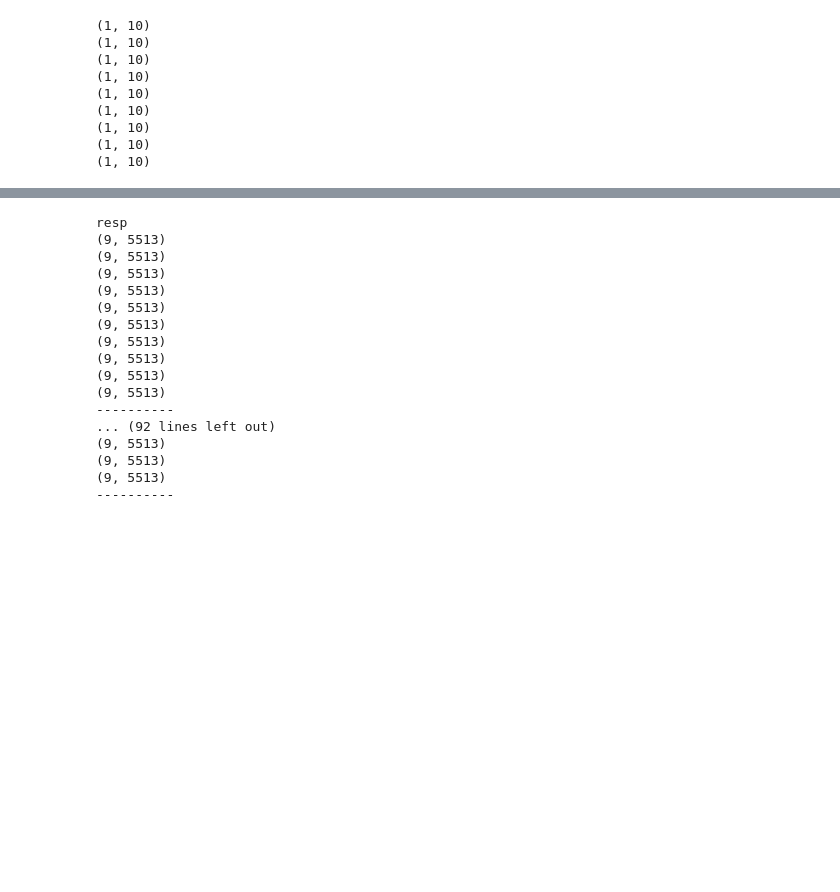
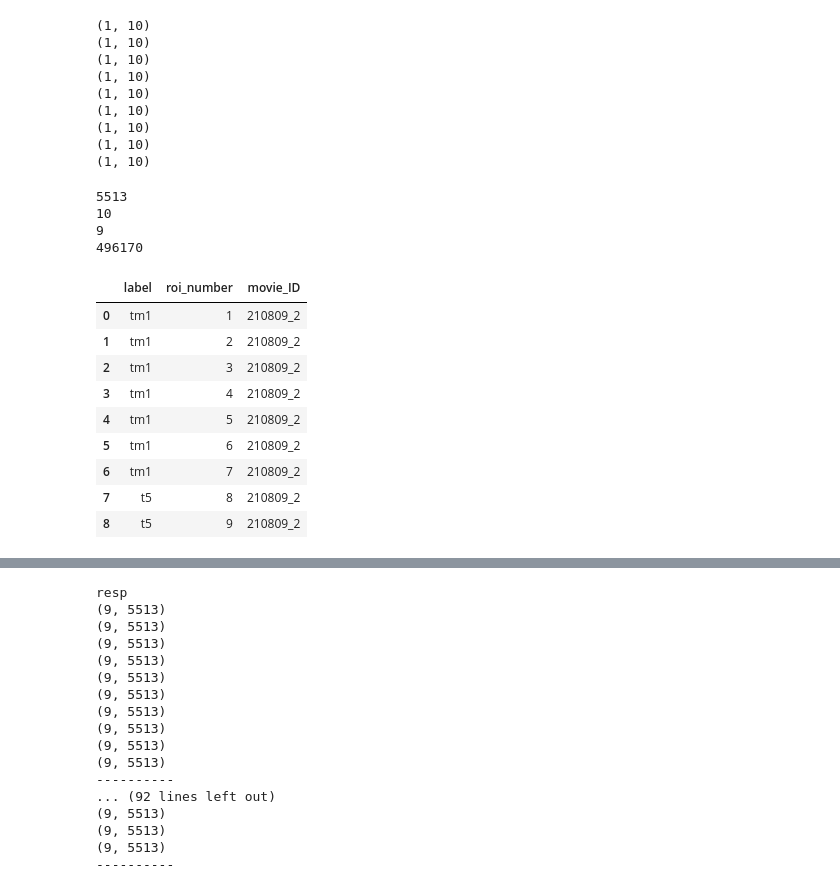
Before and after one commit to laurenneal/capstone-visual-neuroscience, a Jupyter notebook: get_results_and_features_stack_by_stack.ipynb, the cells around one changed output, grey strips where cells are left out. Saved outputs shown, nothing was run; the diff lists cells and outputs as text; code cells hidden in the pictures; blank space fills up the shorter version.

```diff
--- a/get_results_and_features_stack_by_stack.ipynb
+++ b/get_results_and_features_stack_by_stack.ipynb
@@ -299,3 +347,47 @@ for l in keys:
 (1, 10)
 (1, 10)
 (1, 10)
+# %%
+# save number of frames
+num_frames = results_file[keys[0]][0,1][0].shape[0]
+print(num_frames)
+# get number of stacks
+num_stacks = results_file[keys[0]].shape[1]
+print(num_stacks)
+# get number of rois
+num_rois = results_file[keys[0]][0,0].shape[0]
+print(num_rois)
+
+print(num_frames*num_rois*num_stacks)
+# %% [output]
+5513
+10
+9
+496170
+# %%
+
+#folder that holds the roi labels for all movies
+labels_folder = '/content/drive/MyDrive/DS6011_Capstone_VisualNeuroscience/Seeded_CNMF/Results/'
+
+#get the filename of the csv that has the labels for this movie
+label_file = [f for f in listdir(labels_folder) if movie_ID in f and '.csv' in f][0]
+
+#read the csv , add the roi number, and drop the index and the stack name
+roi_labels = pd.read_csv(labels_folder+label_file)
+roi_labels['roi_number'] = roi_labels['index'] + 1
+roi_labels = roi_labels.drop(columns = ['index', 'stack'])
+
+#add the movie ID back as a column
+roi_labels['movie_ID'] = movie_ID
+roi_labels
+# %% [output]
+|  | label | roi_number | movie_ID |
+| 0 | tm1 | 1 | 210809_2 |
+| 1 | tm1 | 2 | 210809_2 |
+| 2 | tm1 | 3 | 210809_2 |
+| 3 | tm1 | 4 | 210809_2 |
+| 4 | tm1 | 5 | 210809_2 |
+| 5 | tm1 | 6 | 210809_2 |
+| 6 | tm1 | 7 | 210809_2 |
+| 7 | t5 | 8 | 210809_2 |
+| 8 | t5 | 9 | 210809_2 |
```
Also changed, not shown: parts of 42 cells of this notebook.
